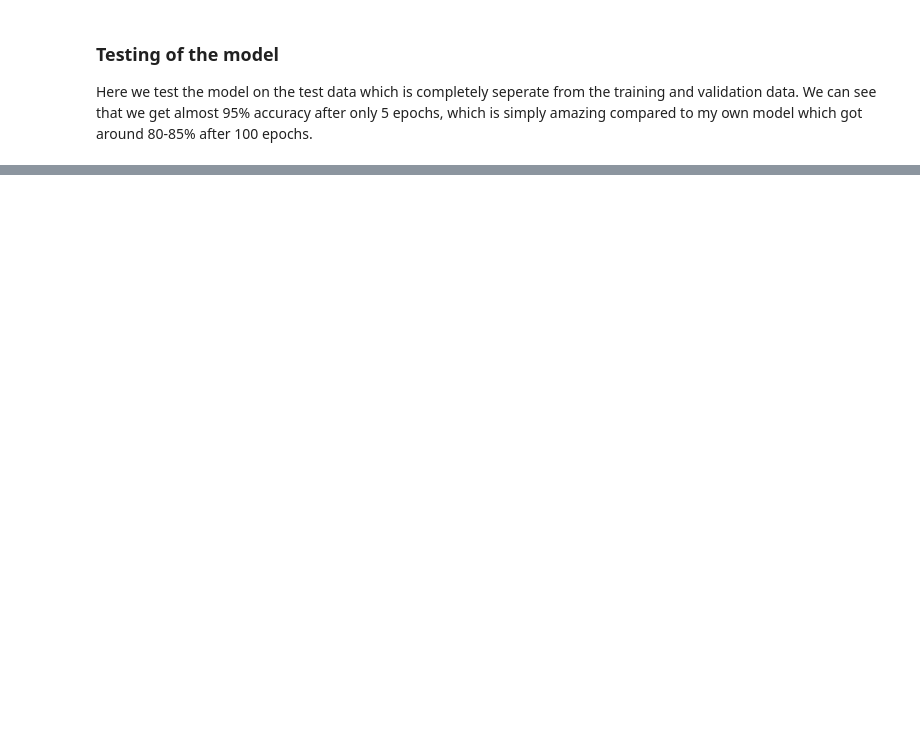
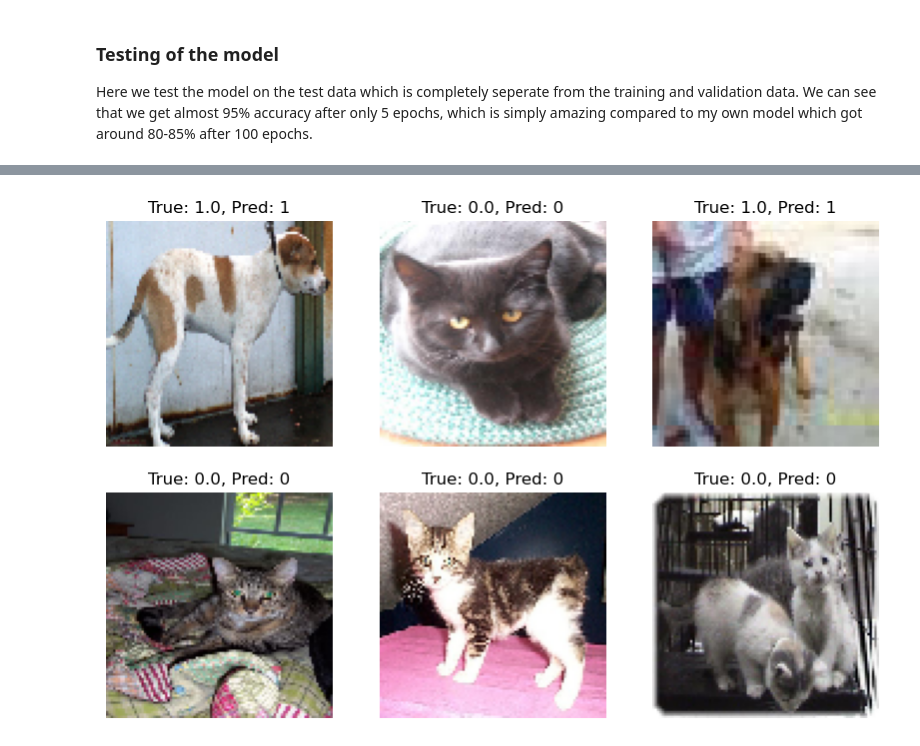
Before and after one commit to CharlieRosander/Exam-DL, a Jupyter notebook: Exam_DL.ipynb, the cells around one changed output, grey strips where cells are left out. Saved outputs shown, nothing was run; the diff lists cells and outputs as text; code cells hidden in the pictures; blank space fills up the shorter version.

```diff
--- a/Exam_DL.ipynb
+++ b/Exam_DL.ipynb
@@ -262,3 +283,32 @@ plt.show()
 # %% [markdown]
 ### Testing of the model
 Here we test the model on the test data which is completely seperate from the training and validation data. We can see that we get almost 95% accuracy after only 5 epochs, which is simply amazing compared to my own model which got around 80-85% after 100 epochs.
+# %%
+# Test the model
+test_loss, test_acc = model.evaluate(test_gen, verbose=2)
+print('\nTest accuracy:', test_acc)
+print('\nTest loss:', test_loss)
+
+# Get a test batch
+test_images, test_labels = next(test_gen)
+
+# Make predictions
+predictions = model.predict(test_images)
+
+# Convert logits to label indexes
+predicted_labels = [1 if x > 0 else 0 for x in predictions]
+
+# Select 6 random images and their corresponding labels and predictions
+rand_indices = random.sample(range(len(test_images)), 6)
+
+plt.figure(figsize=(10, 10), facecolor='white')
+
+for i, idx in enumerate(rand_indices):
+    ax = plt.subplot(3, 3, i + 1)
+
+    # Convert the image range back to [0, 1] for display
+    plt.imshow((test_images[idx] + 1) / 2.0)
+
+    plt.title(f"True: {test_labels[idx]}, Pred: {predicted_labels[idx]}")
+    plt.axis('off')
+# %% [output]
@@ -264,0 +321 @@ Here we test the model on the test data which is completely seperate from the tr
+[figure, added]
```
Also changed, not shown: parts of 20 cells of this notebook, 1 other file.
